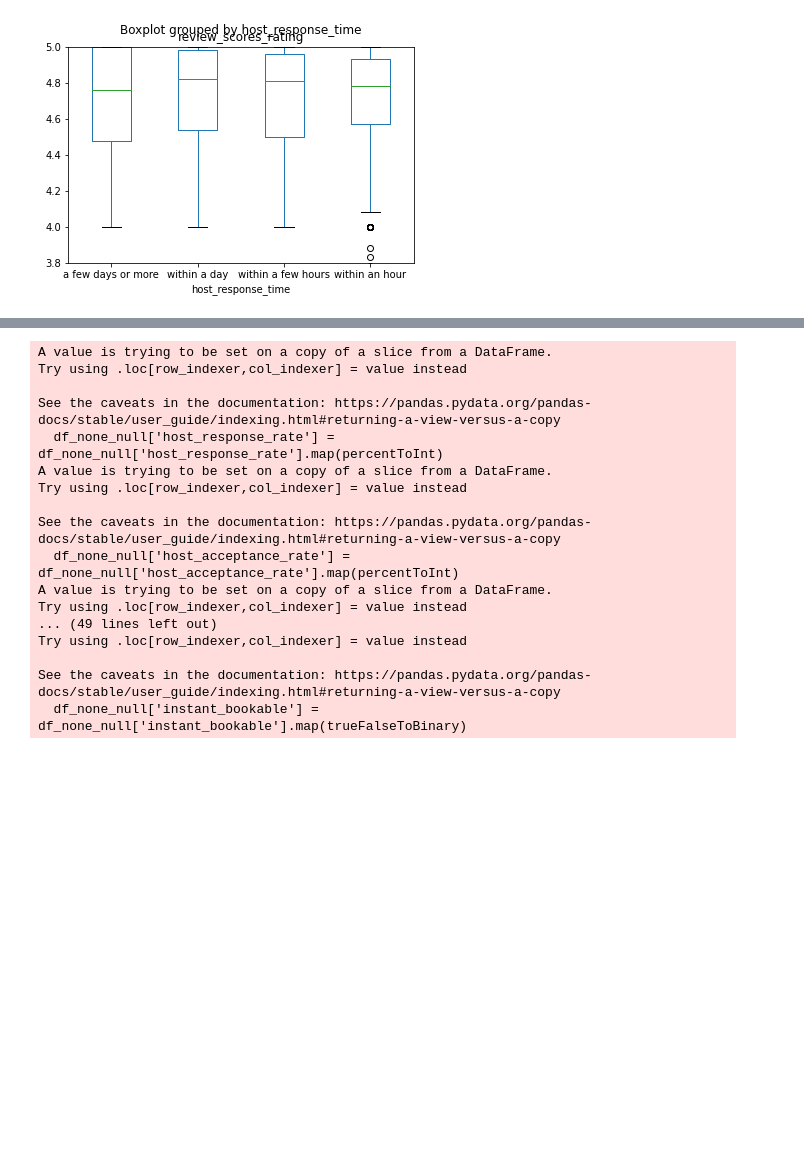
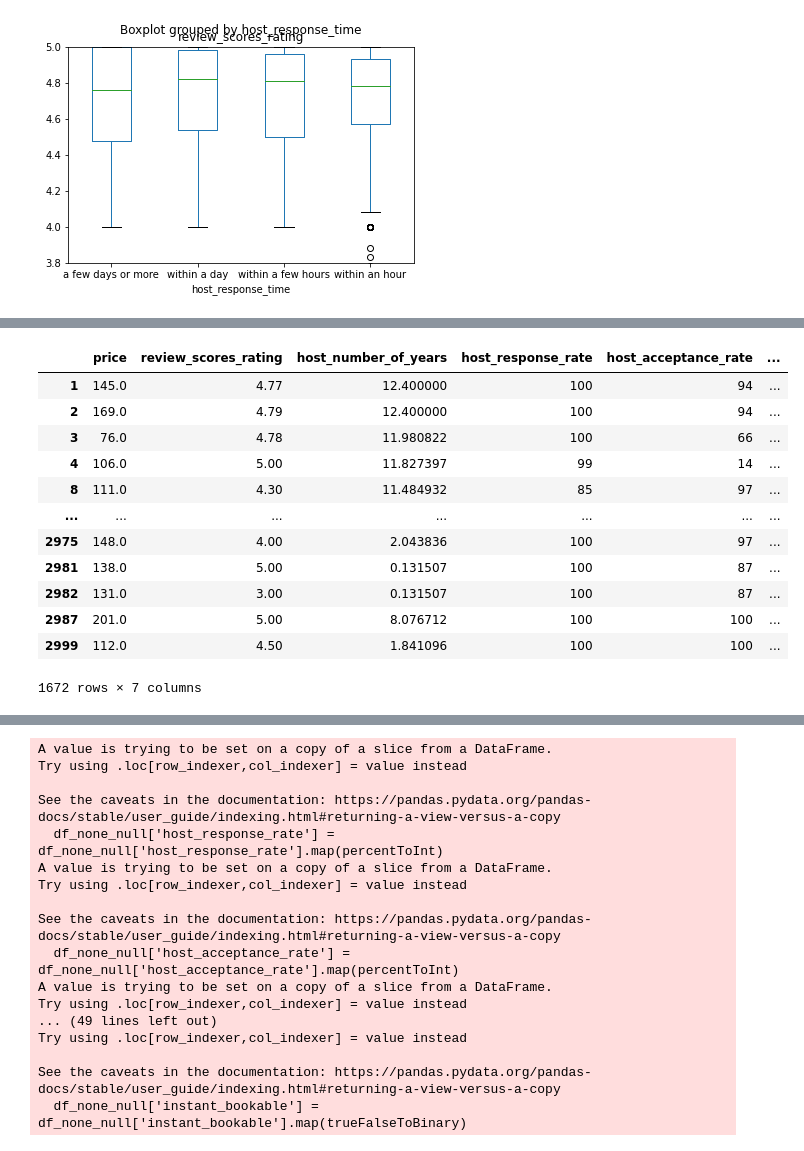
Before and after one commit to Fabrizio-Andrew/Vacation-Rental-Pricing-Estimator, a Jupyter notebook: experimentation/eda0.ipynb, the cells around one changed output, grey strips where cells are left out. Saved outputs shown, nothing was run; the diff lists cells and outputs as text; code cells hidden in the pictures; blank space fills up the shorter version.

```diff
--- a/experimentation/eda0.ipynb
+++ b/experimentation/eda0.ipynb
@@ -352,0 +361,35 @@ df_none_null['host_is_superhost'] = df_none_null['host_is_superhost'].map(trueFa
+# %%
+# host_response_time
+host_response_time_dummies = pd.get_dummies(df_none_null['host_response_time'],prefix='host_response_time_')
+df_none_null = pd.concat([df_none_null,host_response_time_dummies], axis = 1)
+
+# host_is_superhost: t/f to binary
+df_none_null['host_is_superhost'] = df_none_null['host_is_superhost'].map(trueFalseToBinary)
+# "host_verifications",
+df_none_null['host_verifications'] = df_none_null['host_verifications'].map(stringListToCount)
+# "host_has_profile_pic" tf to binary
+df_none_null['host_has_profile_pic'] = df_none_null['host_has_profile_pic'].map(trueFalseToBinary)
+# "host_identity_verified",tf to binary
+df_none_null['host_identity_verified'] = df_none_null['host_identity_verified'].map(trueFalseToBinary)
+
+columns_of_interest_hosts = ["price", "review_scores_rating",
+                        "host_number_of_years", "host_response_rate","host_acceptance_rate",
+                        # "host_response_time",
+                        "host_is_superhost", "host_verifications",
+                        #"host_has_profile_pic", "host_identity_verified"
+                        ]
+df_none_null[columns_of_interest_hosts]
+# %% [output]
+|  | price | review_scores_rating | host_number_of_years | host_response_rate | host_acceptance_rate | ... |
+| 1 | 145.0 | 4.77 | 12.400000 | 100 | 94 | ... |
+| 2 | 169.0 | 4.79 | 12.400000 | 100 | 94 | ... |
+| 3 | 76.0 | 4.78 | 11.980822 | 100 | 66 | ... |
+| 4 | 106.0 | 5.00 | 11.827397 | 99 | 14 | ... |
+| 8 | 111.0 | 4.30 | 11.484932 | 85 | 97 | ... |
+| ... | ... | ... | ... | ... | ... | ... |
+| 2975 | 148.0 | 4.00 | 2.043836 | 100 | 97 | ... |
+| 2981 | 138.0 | 5.00 | 0.131507 | 100 | 87 | ... |
+| 2982 | 131.0 | 3.00 | 0.131507 | 100 | 87 | ... |
+| 2987 | 201.0 | 5.00 | 8.076712 | 100 | 100 | ... |
+| 2999 | 112.0 | 4.50 | 1.841096 | 100 | 100 | ... |
+1672 rows × 7 columns
```
Also changed, not shown: parts of 12 cells of this notebook.
